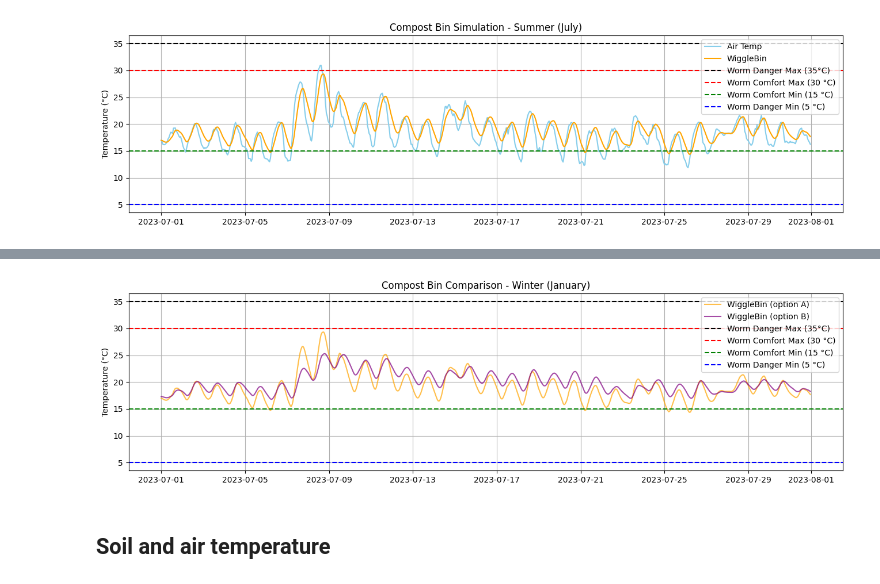
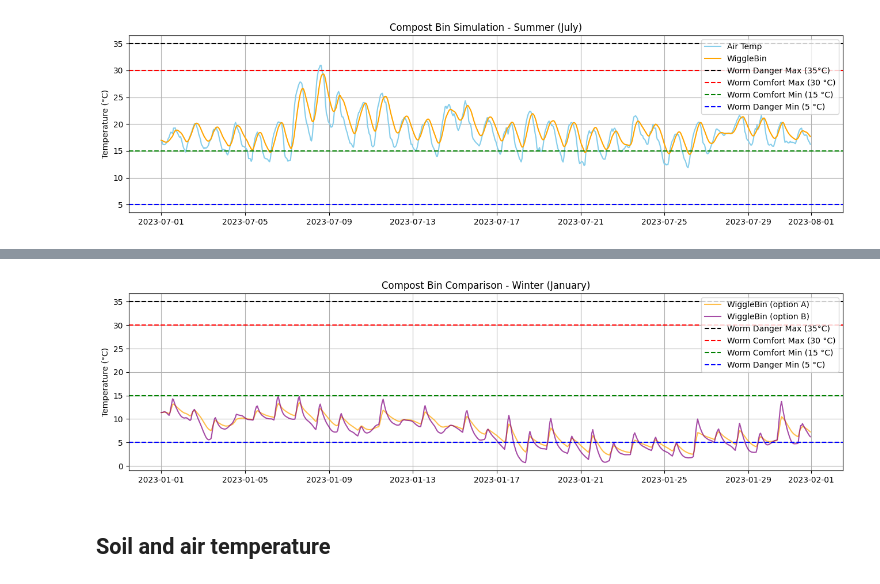
Before and after one commit to wiggle-bin/wiggle-research, a Jupyter notebook: wiggle-weather-assessment-ERA5.ipynb, the cells around one changed output, grey strips where cells are left out. Saved outputs shown, nothing was run; the diff lists cells and outputs as text; code cells hidden in the pictures.

Commit message:
Tried out a variety of WiggleBin setups to see which one works best

```diff
--- a/wiggle-weather-assessment-ERA5.ipynb
+++ b/wiggle-weather-assessment-ERA5.ipynb
@@ -171,8 +231,13 @@ plt.show()
 df_winter = df[df['month'] == 1].copy()
 
 df_winter['bin'] = simulate(
-    df_winter, color='black', insulation=True, partial_shade=True,
-    sunlight_hours=(10, 15)  # bin in sun from 10:00–15:00
+    df_winter,
+    color='black',
+    insulation=True,
+    partial_shade=True,
+    sunlight_hours=(10, 15),  # bin in sun from 10:00–15:00,
+    solar_heating_panel=True,
+    use_soil_as_ambient=True
 )
 
 df_winter['ambient'] = df_winter['temp']
@@ -195,27 +260,31 @@ plt.show()
 # %%
 df_winter['bin_option_a'] = simulate(
     df_winter, color='white', insulation=True, partial_shade=True,
-    sunlight_hours=(10, 15)  # bin in sun from 10:00–15:00
+    sunlight_hours=(10, 15),  # bin in sun from 10:00–15:00
+    solar_heating_panel=True,
+    use_soil_as_ambient=True,
 )
-df_winter['bin_option_b'] = simulate(
-    df_winter, color='white', insulation=True, partial_shade=True,
-    sunlight_hours=(10, 15)  # bin in sun from 10:00–15:00
+df_winter['bin_option_c'] = simulate(
+    df_winter, color='white', insulation=False, partial_shade=True,
+    sunlight_hours=(10, 15),  # bin in sun from 10:00–15:00
+    solar_heating_panel=True,
+    use_soil_as_ambient=True
 )
 
 plt.figure(figsize=(16, 4))
-plt.plot(df_summer.index, df_summer['bin_option_a'], label='WiggleBin (option A)', color='orange', alpha=0.7)
-plt.plot(df_summer.index, df_summer['bin_option_b'], label='WiggleBin (option B)', color='purple', alpha=0.7)
+plt.plot(df_winter.index, df_winter['bin_option_a'], label='WiggleBin (option A)', color='orange', alpha=0.7)
+plt.plot(df_winter.index, df_winter['bin_option_c'], label='WiggleBin (option B)', color='purple', alpha=0.7)
 plt.title("Compost Bin Comparison - Winter (January)")
 plt.ylabel("Temperature (°C)")
 plt.axhline(35, linestyle='--', color='black', label='Worm Danger Max (35°C)')
 plt.axhline(30, linestyle='--', color='red', label='Worm Comfort Max (30 °C)')
 plt.axhline(15, linestyle='--', color='green', label='Worm Comfort Min (15 °C)')
 plt.axhline(5, linestyle='--', color='blue', label='Worm Danger Min (5 °C)')
 plt.legend(loc='upper right')
 plt.grid()
 plt.show()
 # %% [output]
-[figure, old version]
+[figure, new version]
 # %% [markdown]
 ## Soil and air temperature
 # %%
```
Also changed, not shown: parts of 3 cells of this notebook.
